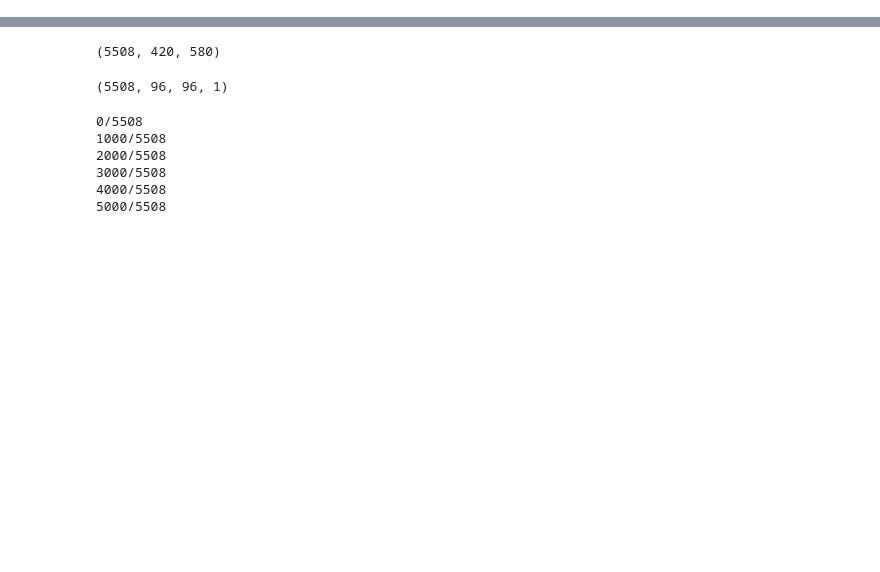
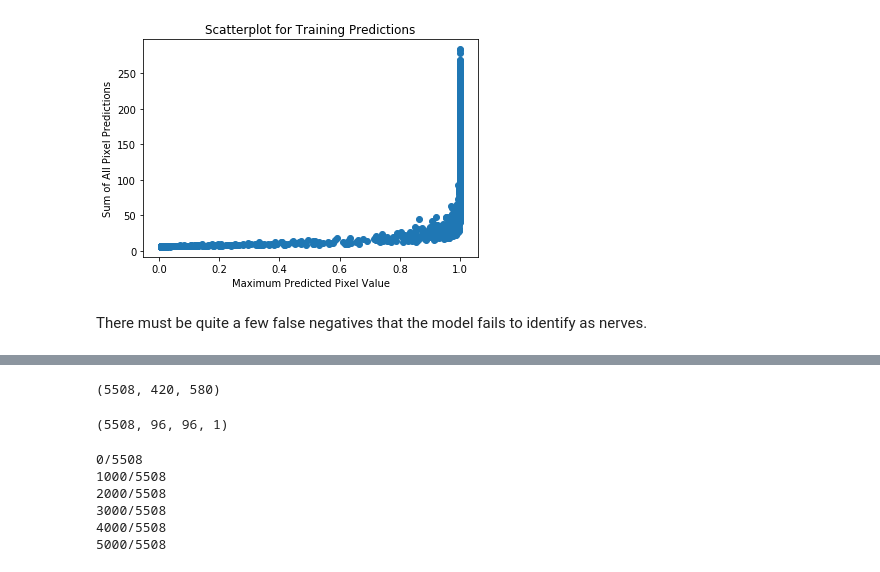
Before and after one commit to andrewjsiu/nerve-segmentation, a Jupyter notebook: examine_predictions.ipynb, the cells around one changed output, grey strips where cells are left out. Cells and saved outputs as stored; diff of their text form; code cells hidden in the pictures; blank space fills up the shorter version.

```diff
--- a/examine_predictions.ipynb
+++ b/examine_predictions.ipynb
@@ -9,0 +88,10 @@ from skimage.transform import resize
+# %%
+plt.scatter(max_train, sum_train)
+plt.xlabel("Maximum Predicted Pixel Value")
+plt.ylabel("Sum of All Pixel Predictions")
+plt.title("Scatterplot for Training Predictions")
+plt.show()
+# %% [output]
+[figure, added]
+# %% [markdown]
+There must be quite a few false negatives that the model fails to identify as nerves.
```
Also changed, not shown: parts of 33 cells of this notebook, 1 other file.
